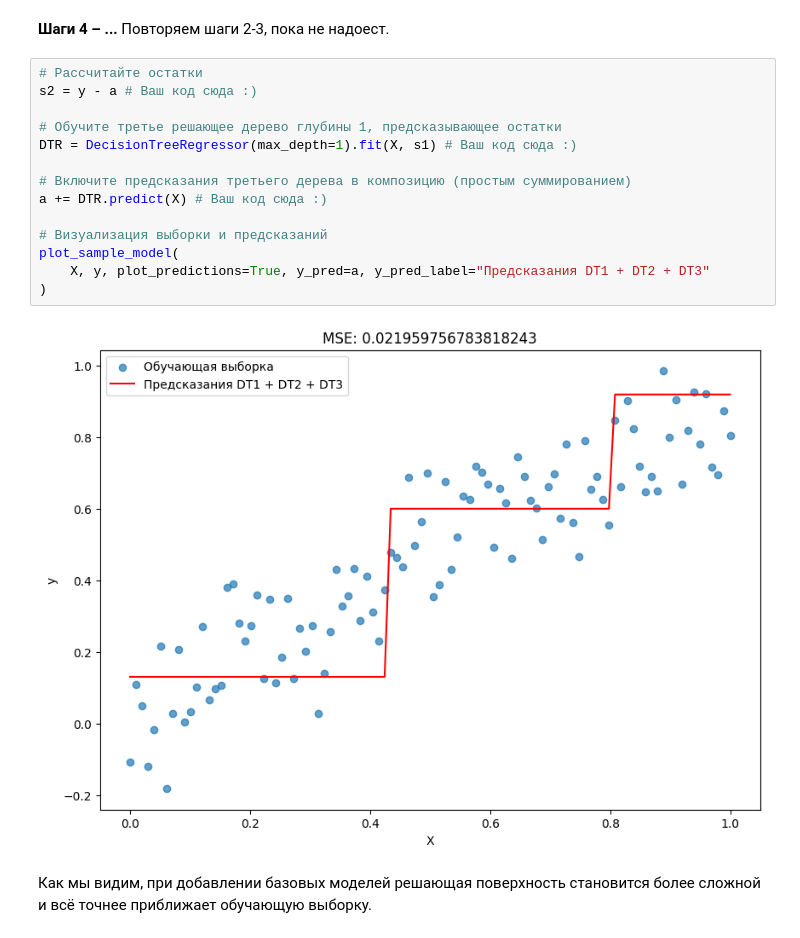
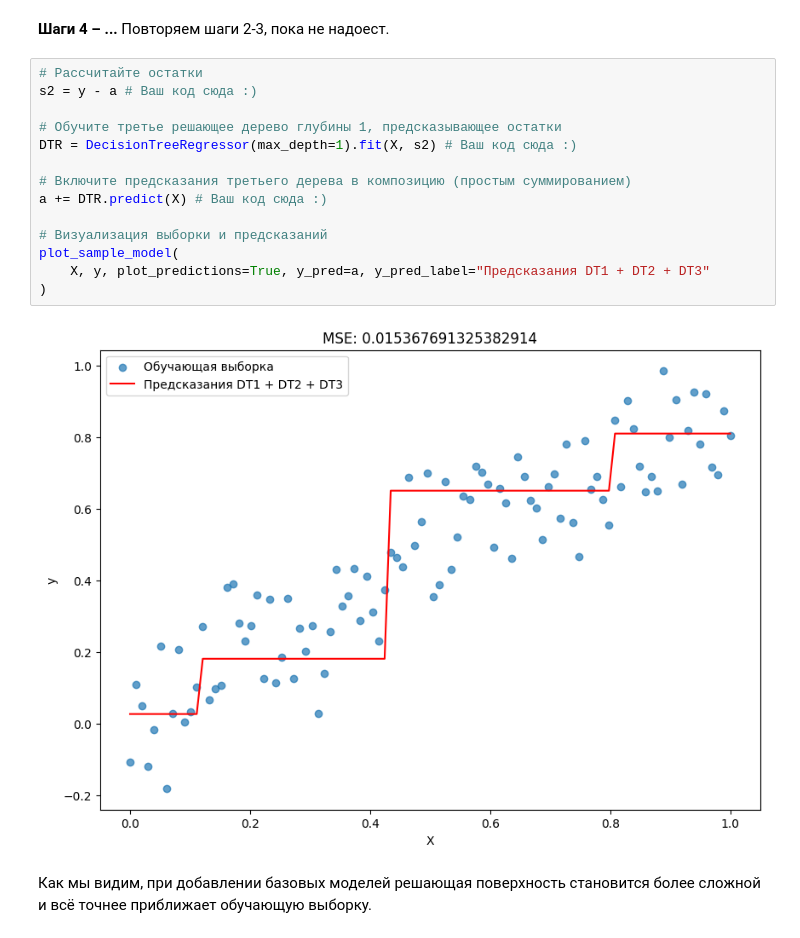
Before and after one commit to SergeyKorpachev/math-faculty-ml, a Jupyter notebook: 2026/seminars/seminar10/seminar10_boosting_solution.ipynb, the cells around one changed output. Drawn from its saved outputs; the diff is of its cells as text.

```diff
--- a/2026/seminars/seminar10/seminar10_boosting_solution.ipynb
+++ b/2026/seminars/seminar10/seminar10_boosting_solution.ipynb
@@ -120,19 +120,19 @@ plot_sample_model(
 # %%
 # Рассчитайте остатки
 s2 = y - a # Ваш код сюда :)
 
 # Обучите третье решающее дерево глубины 1, предсказывающее остатки
-DTR = DecisionTreeRegressor(max_depth=1).fit(X, s1) # Ваш код сюда :)
+DTR = DecisionTreeRegressor(max_depth=1).fit(X, s2) # Ваш код сюда :)
 
 # Включите предсказания третьего дерева в композицию (простым суммированием)
 a += DTR.predict(X) # Ваш код сюда :)
 
 # Визуализация выборки и предсказаний
 plot_sample_model(
     X, y, plot_predictions=True, y_pred=a, y_pred_label="Предсказания DT1 + DT2 + DT3"
 )
 # %% [output]
-[figure, old version]
+[figure, new version]
 # %% [markdown]
 Как мы видим, при добавлении базовых моделей решающая поверхность становится более сложной и всё точнее приближает обучающую выборку.
 # %% [markdown]
```
Also changed, not shown: parts of 1 cell of this notebook, 1 other file.
